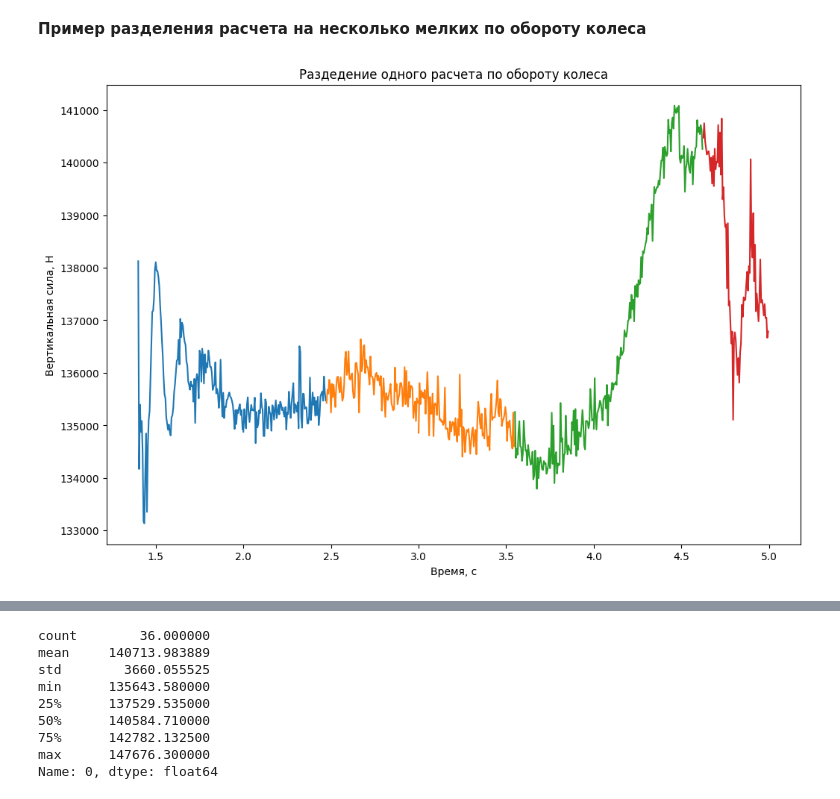
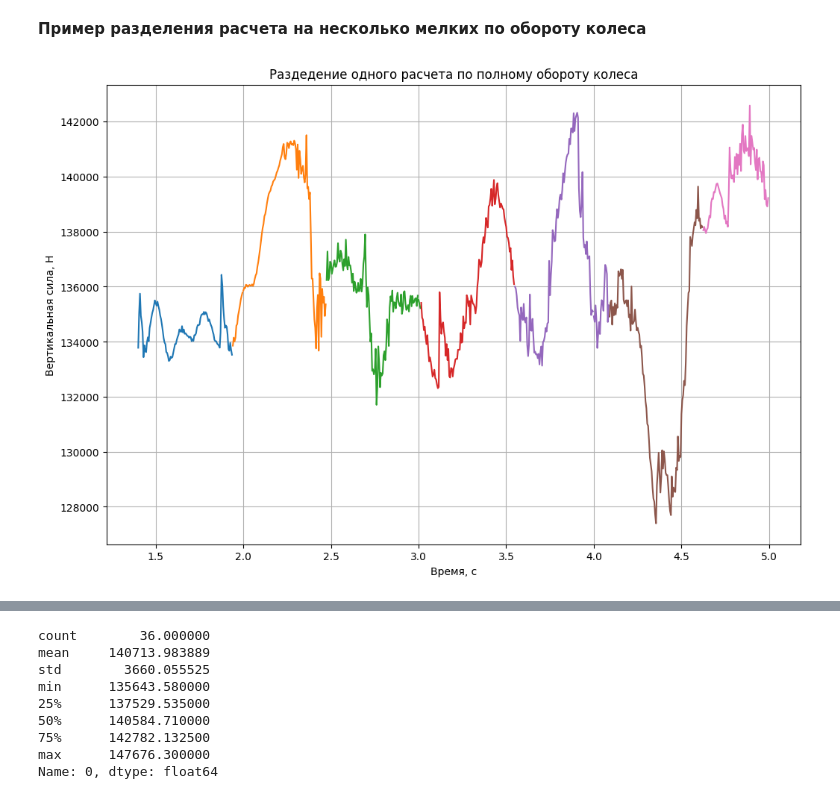
Before and after one commit to daniilgorenkov/Dissertation, a Jupyter notebook: observe.ipynb, the cells around one changed output, grey strips where cells are left out. Drawn from its saved outputs; the diff is of its cells as text; code cells hidden in the pictures.

```diff
--- a/observe.ipynb
+++ b/observe.ipynb
@@ -494,13 +505,14 @@ def get_splited_dataframe(data:pd.DataFrame,indexes:list) -> pd.DataFrame:
 # %% [markdown]
 **Пример разделения расчета на несколько мелких по обороту колеса**
 # %%
-devided_result = get_splited_dataframe(loaded_straight_normal_gost[0], indexes_loaded_straight_normal_gost["loaded_straight_normal_10_gost"])
+devided_result = get_splited_dataframe(loaded_straight_normal_gost[1], indexes_loaded_straight_normal_gost["loaded_straight_normal_20_gost"])
 
 plt.figure().set_size_inches(12,8)
+plt.grid(True)
 plt.plot(devided_result)
 plt.ylabel("Вертикальная сила, Н")
 plt.xlabel("Время, с")
-plt.title("Раздедение одного расчета по обороту колеса")
+plt.title("Раздедение одного расчета по полному обороту колеса")
 plt.show()
 # %% [output]
-[figure, old version]
+[figure, new version]
```
Also changed, not shown: parts of 18 cells of this notebook.
